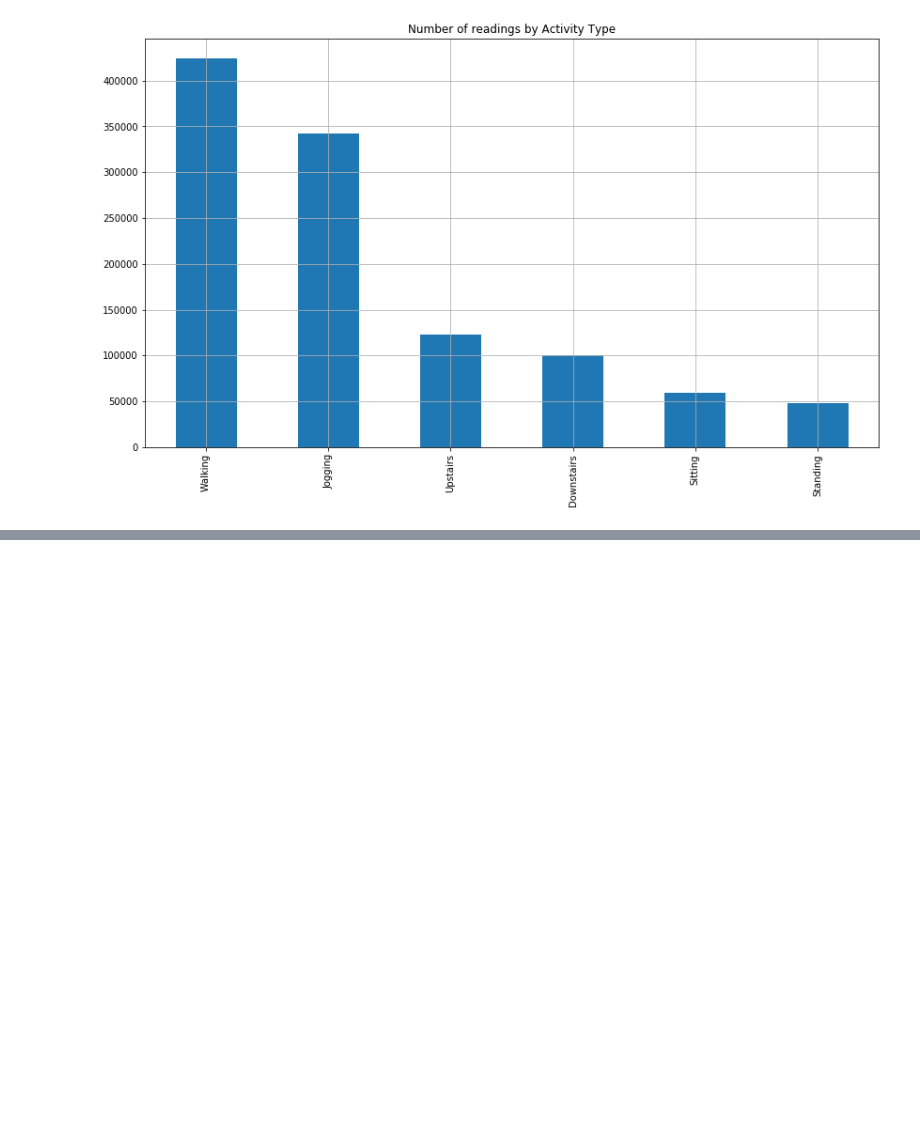
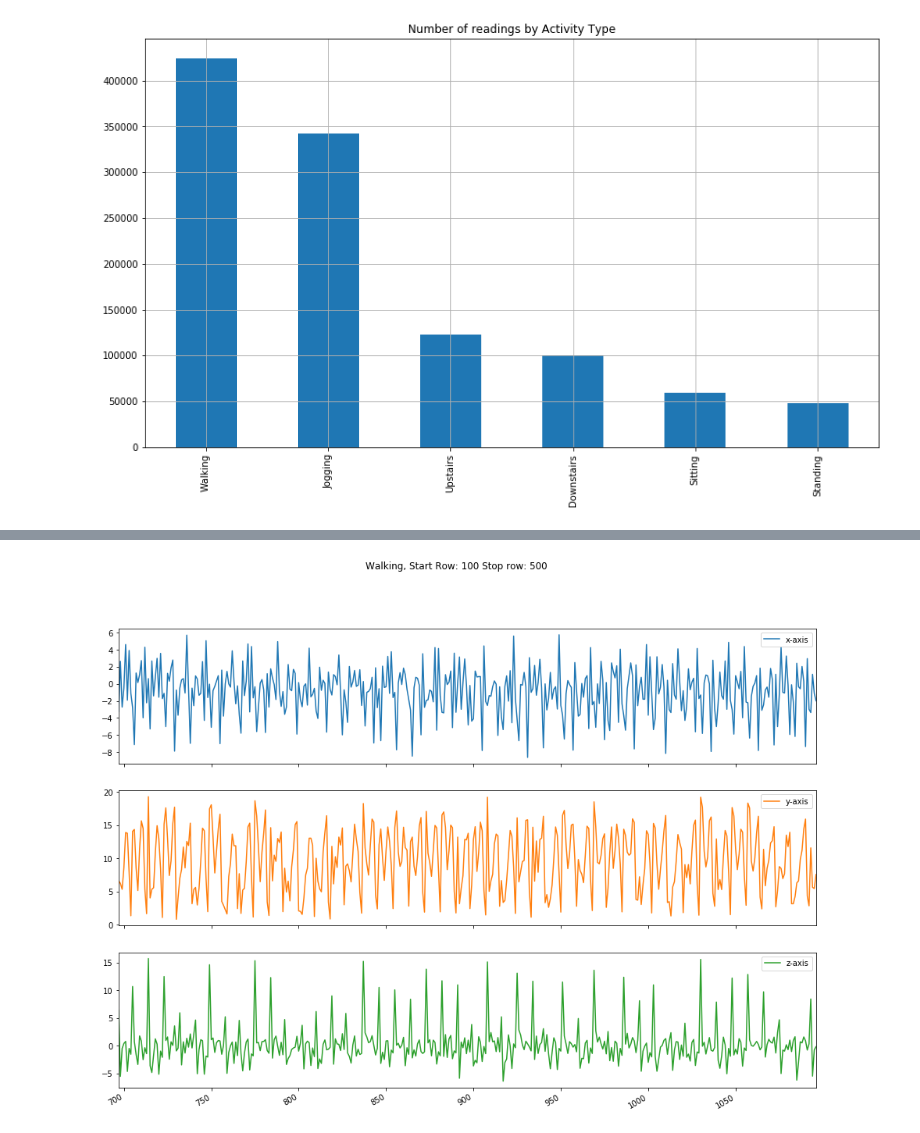
Before and after one commit to sarath-githu/HAR_LSTM_COLAB, a Jupyter notebook: HAR_LSTM_FirstAttempt.ipynb, the cells around one changed output, grey strips where cells are left out. Saved outputs shown, nothing was run; the diff lists cells and outputs as text; code cells hidden in the pictures; blank space fills up the shorter version.

```diff
--- a/HAR_LSTM_FirstAttempt.ipynb
+++ b/HAR_LSTM_FirstAttempt.ipynb
@@ -108,0 +134,4 @@ countOfActivities.plot(kind='bar',title='Number of readings by Activity Type',fi
+# %%
+plot_activity('Walking',df,100,500)
+# %% [output]
+[figure, added]
```
Also changed, not shown: parts of 44 cells of this notebook.
